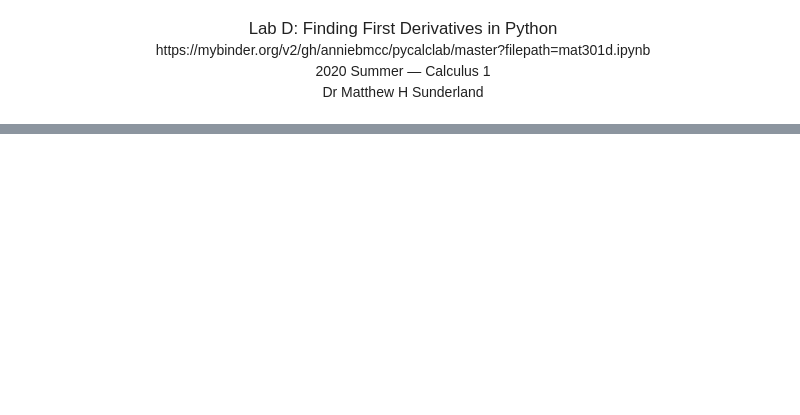
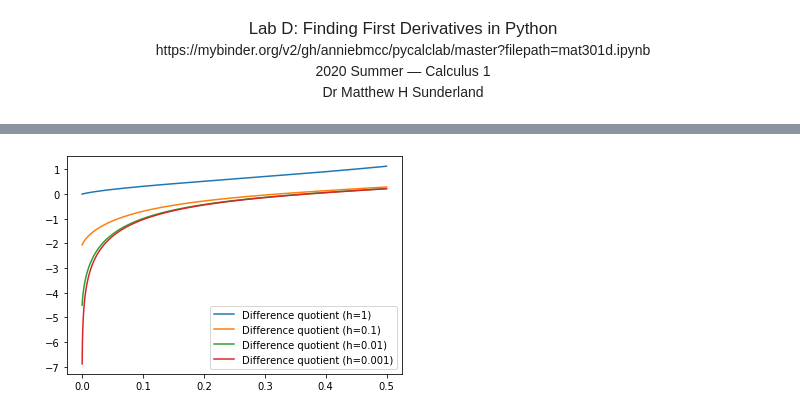
Before and after one commit to AnnieBMCC/pycalclab, a Jupyter notebook: mat301d-soln.ipynb, the cells around one changed output, grey strips where cells are left out. Cells and saved outputs as stored; diff of their text form; code cells hidden in the pictures; blank space fills up the shorter version.

```diff
--- a/mat301d-soln.ipynb
+++ b/mat301d-soln.ipynb
@@ -15,0 +223,17 @@ Populating the interactive namespace from numpy and matplotlib
+# %%
+def f(x): return x**x
+
+x = linspace(0,0.5,10000)
+
+for h in [1, 0.1, 0.01, 0.001]:
+    m = (f(x+h) - f(x))/h
+    plot(x,m)
+
+legend([
+    'Difference quotient (h=1)',
+    'Difference quotient (h=0.1)',
+    'Difference quotient (h=0.01)',
+    'Difference quotient (h=0.001)',
+]);
+# %% [output]
+[figure, added]
```
Also changed, not shown: parts of 33 cells of this notebook.
